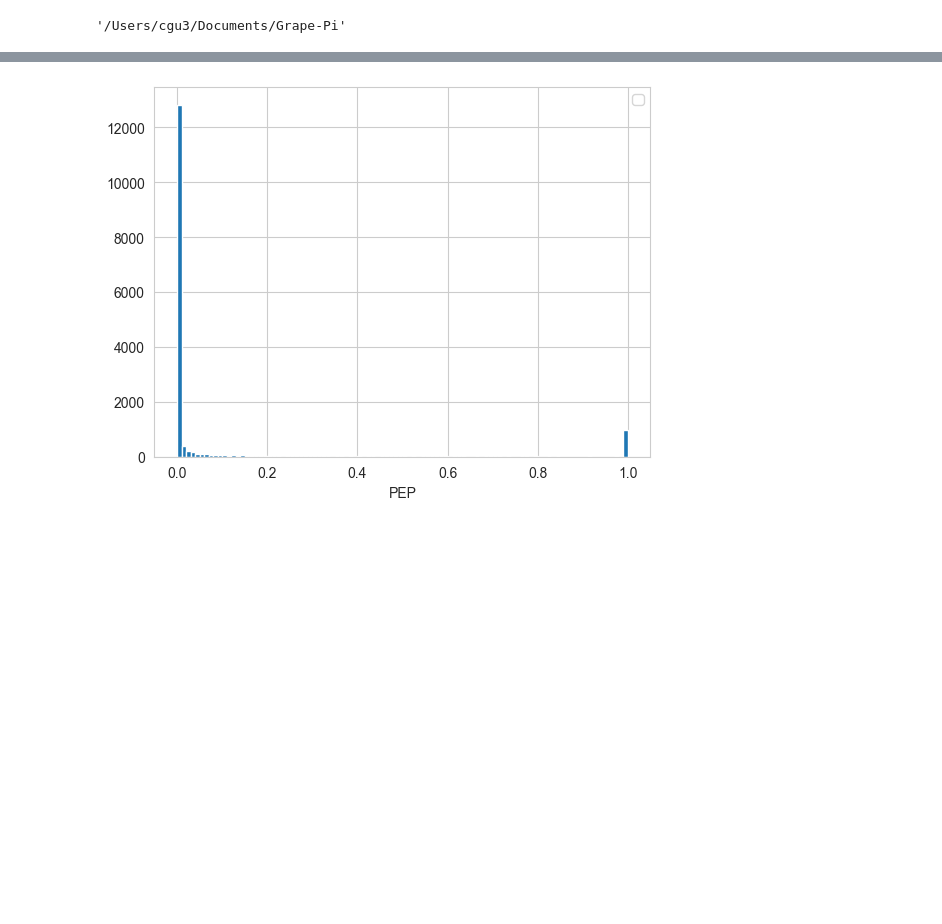
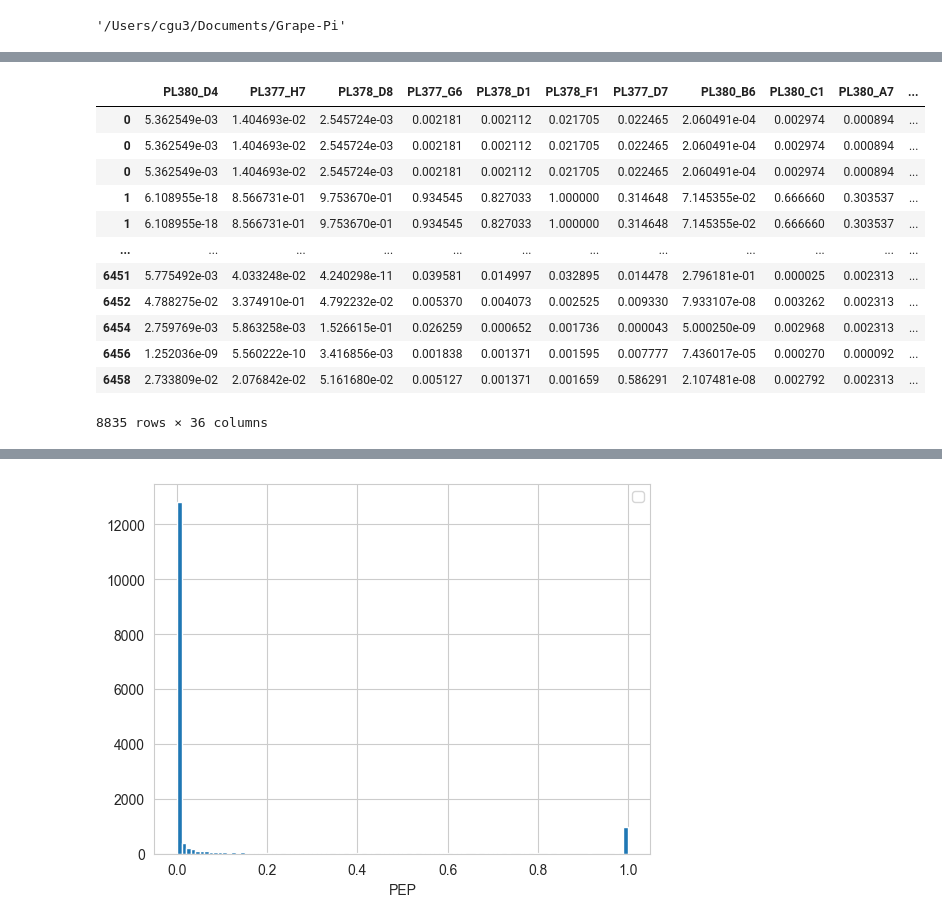
Before and after one commit to FDUguchunhui/GrapePi, a Jupyter notebook: notebooks/data_pre_processing/bruker_data_processing.ipynb, the cells around one changed output, grey strips where cells are left out. Saved outputs shown, nothing was run; the diff lists cells and outputs as text; code cells hidden in the pictures; blank space fills up the shorter version.

```diff
--- a/notebooks/data_pre_processing/bruker_data_processing.ipynb
+++ b/notebooks/data_pre_processing/bruker_data_processing.ipynb
@@ -104,0 +122,17 @@ dat.loc[:, dat.columns != 'accession'].corr()
+# %%
+# check how many
+dat.loc[:, dat.columns.isin(GI_samples)]
+# %% [output]
+|  | PL380_D4 | PL377_H7 | PL378_D8 | PL377_G6 | PL378_D1 | PL378_F1 | PL377_D7 | PL380_B6 | PL380_C1 | PL380_A7 | ... |
+| 0 | 5.362549e-03 | 1.404693e-02 | 2.545724e-03 | 0.002181 | 0.002112 | 0.021705 | 0.022465 | 2.060491e-04 | 0.002974 | 0.000894 | ... |
+| 0 | 5.362549e-03 | 1.404693e-02 | 2.545724e-03 | 0.002181 | 0.002112 | 0.021705 | 0.022465 | 2.060491e-04 | 0.002974 | 0.000894 | ... |
+| 0 | 5.362549e-03 | 1.404693e-02 | 2.545724e-03 | 0.002181 | 0.002112 | 0.021705 | 0.022465 | 2.060491e-04 | 0.002974 | 0.000894 | ... |
+| 1 | 6.108955e-18 | 8.566731e-01 | 9.753670e-01 | 0.934545 | 0.827033 | 1.000000 | 0.314648 | 7.145355e-02 | 0.666660 | 0.303537 | ... |
+| 1 | 6.108955e-18 | 8.566731e-01 | 9.753670e-01 | 0.934545 | 0.827033 | 1.000000 | 0.314648 | 7.145355e-02 | 0.666660 | 0.303537 | ... |
+| ... | ... | ... | ... | ... | ... | ... | ... | ... | ... | ... | ... |
+| 6451 | 5.775492e-03 | 4.033248e-02 | 4.240298e-11 | 0.039581 | 0.014997 | 0.032895 | 0.014478 | 2.796181e-01 | 0.000025 | 0.002313 | ... |
+| 6452 | 4.788275e-02 | 3.374910e-01 | 4.792232e-02 | 0.005370 | 0.004073 | 0.002525 | 0.009330 | 7.933107e-08 | 0.003262 | 0.002313 | ... |
+| 6454 | 2.759769e-03 | 5.863258e-03 | 1.526615e-01 | 0.026259 | 0.000652 | 0.001736 | 0.000043 | 5.000250e-09 | 0.002968 | 0.002313 | ... |
+| 6456 | 1.252036e-09 | 5.560222e-10 | 3.416856e-03 | 0.001838 | 0.001371 | 0.001595 | 0.007777 | 7.436017e-05 | 0.000270 | 0.000092 | ... |
+| 6458 | 2.733809e-02 | 2.076842e-02 | 5.161680e-02 | 0.005127 | 0.001371 | 0.001659 | 0.586291 | 2.107481e-08 | 0.002792 | 0.002313 | ... |
+8835 rows × 36 columns
```
Also changed, not shown: parts of 16 cells of this notebook, 9 other files.
